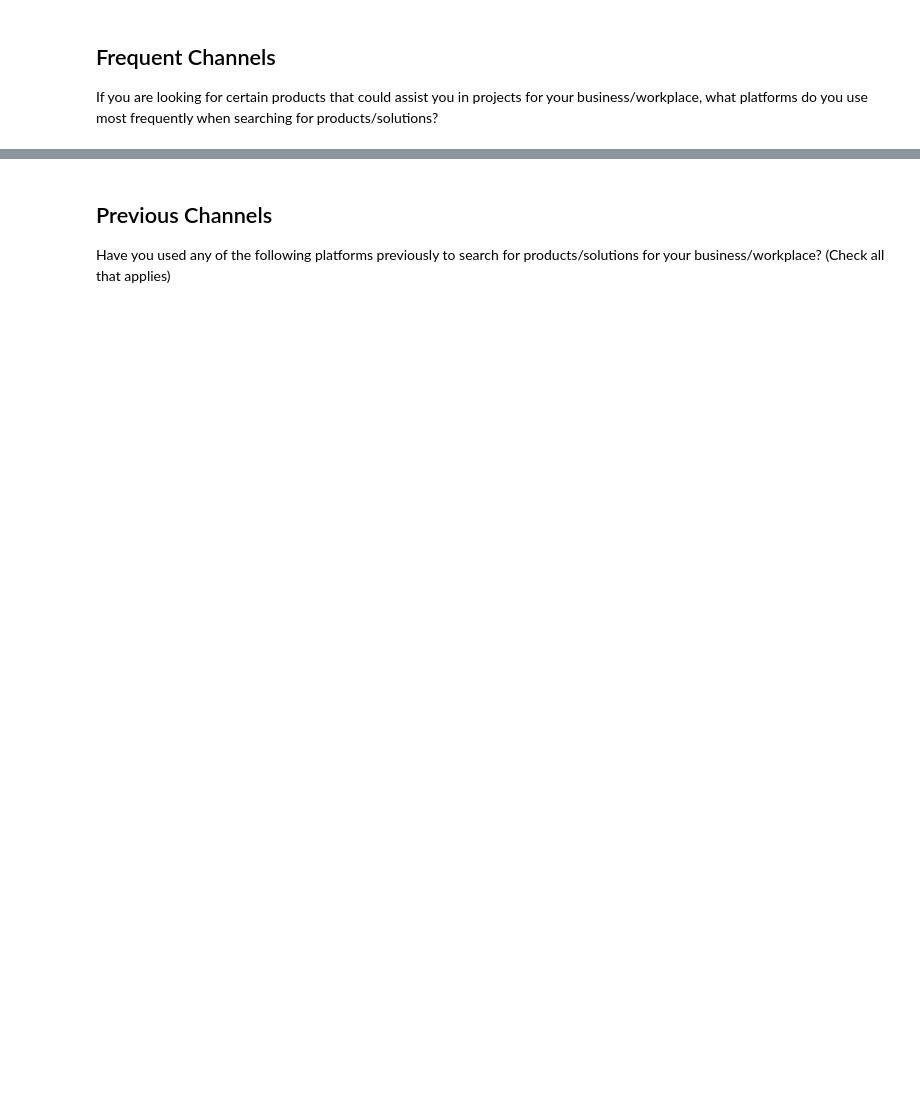
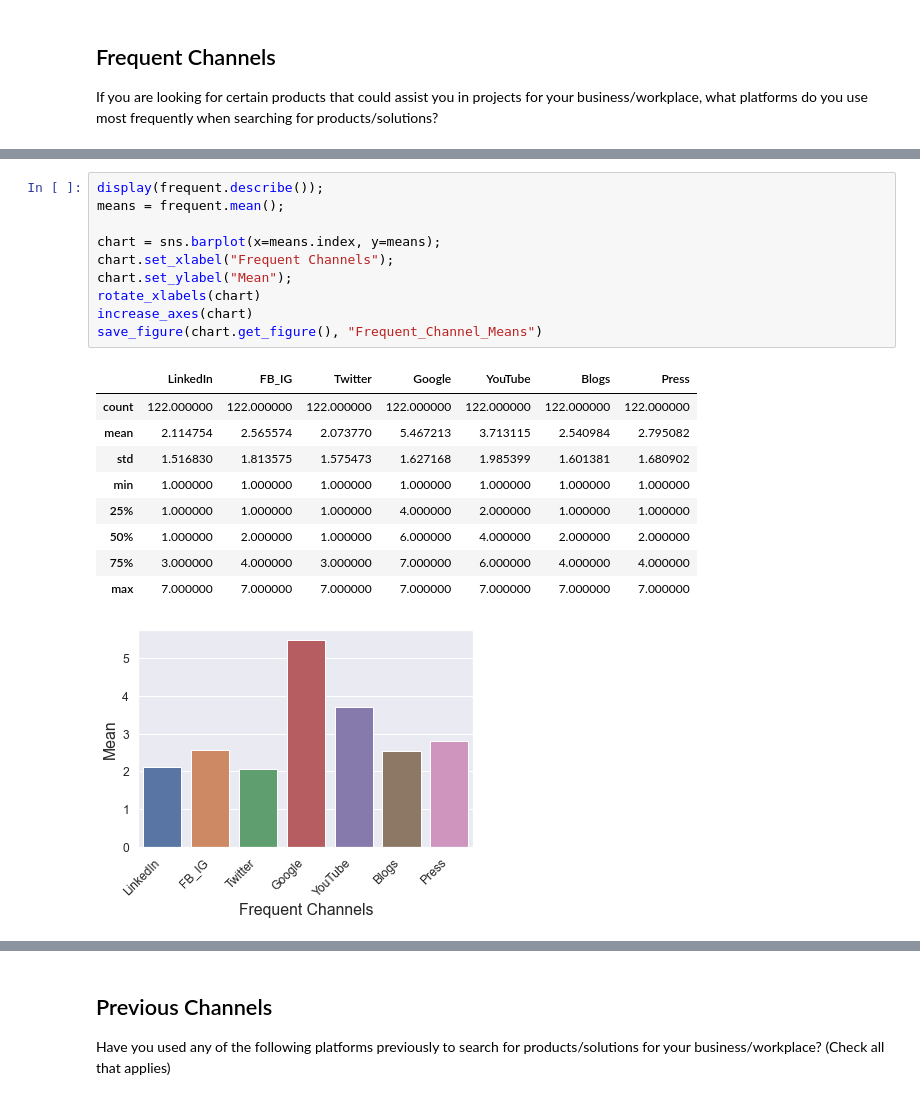
Before and after one commit to markhary/mktg3554_survey, a Jupyter notebook: holly.ipynb, the cells around one changed output, grey strips where cells are left out. Drawn from its saved outputs; the diff is of its cells as text; blank space fills up the shorter version.

```diff
--- a/holly.ipynb
+++ b/holly.ipynb
@@ -391,0 +687,21 @@ If you are looking for certain products that could assist you in projects for yo
+# %%
+display(frequent.describe());
+means = frequent.mean();
+
+chart = sns.barplot(x=means.index, y=means);
+chart.set_xlabel("Frequent Channels");
+chart.set_ylabel("Mean");
+rotate_xlabels(chart)
+increase_axes(chart)
+save_figure(chart.get_figure(), "Frequent_Channel_Means")
+# %% [output]
+|  | LinkedIn | FB_IG | Twitter | Google | YouTube | Blogs | Press |
+| count | 122.000000 | 122.000000 | 122.000000 | 122.000000 | 122.000000 | 122.000000 | 122.000000 |
+| mean | 2.114754 | 2.565574 | 2.073770 | 5.467213 | 3.713115 | 2.540984 | 2.795082 |
+| std | 1.516830 | 1.813575 | 1.575473 | 1.627168 | 1.985399 | 1.601381 | 1.680902 |
+| min | 1.000000 | 1.000000 | 1.000000 | 1.000000 | 1.000000 | 1.000000 | 1.000000 |
+| 25% | 1.000000 | 1.000000 | 1.000000 | 4.000000 | 2.000000 | 1.000000 | 1.000000 |
+| 50% | 1.000000 | 2.000000 | 1.000000 | 6.000000 | 4.000000 | 2.000000 | 2.000000 |
+| 75% | 3.000000 | 4.000000 | 3.000000 | 7.000000 | 6.000000 | 4.000000 | 4.000000 |
+| max | 7.000000 | 7.000000 | 7.000000 | 7.000000 | 7.000000 | 7.000000 | 7.000000 |
+[figure, added]
```
Also changed, not shown: parts of 13 cells of this notebook.
